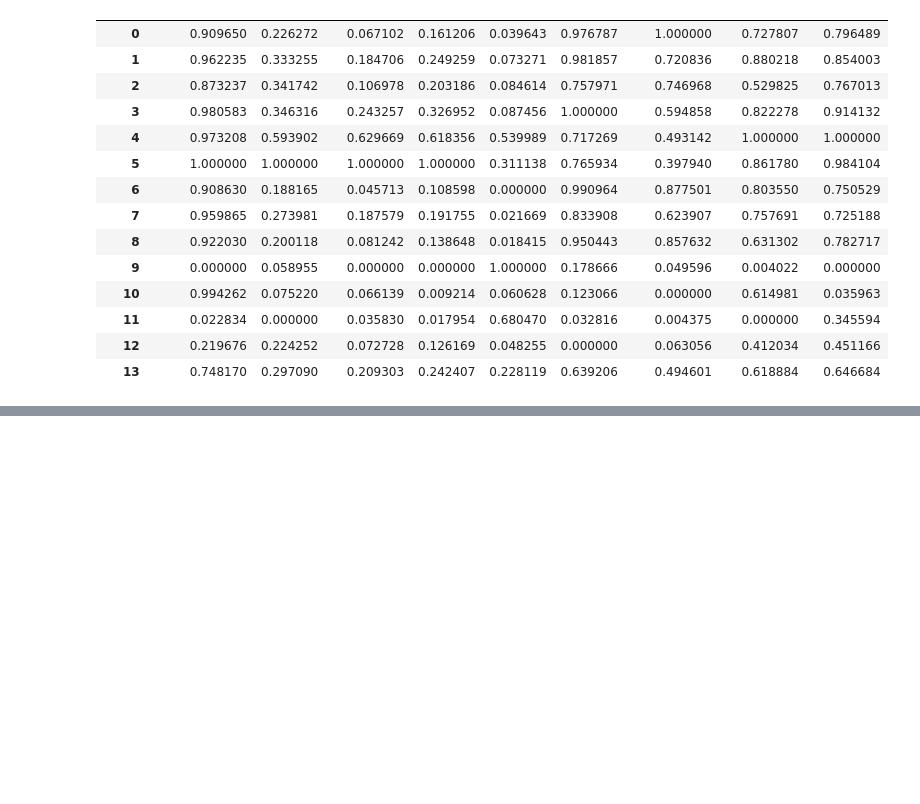
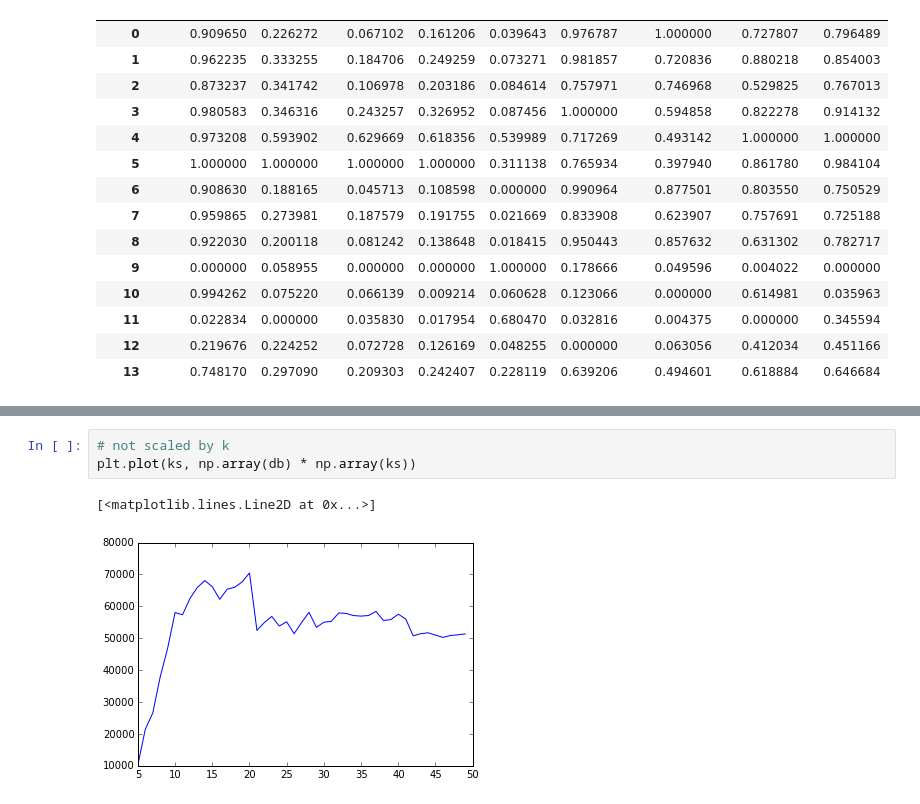
Before and after one commit to crupley/hoodie-development, a Jupyter notebook: explore/evaluate cuts.ipynb, the cells around one changed output, grey strips where cells are left out. Saved outputs shown, nothing was run; the diff lists cells and outputs as text; blank space fills up the shorter version.

```diff
--- a/explore/evaluate cuts.ipynb
+++ b/explore/evaluate cuts.ipynb
@@ -641,0 +783,6 @@ dfbp
+# %%
+# not scaled by k
+plt.plot(ks, np.array(db) * np.array(ks))
+# %% [output]
+[<matplotlib.lines.Line2D at 0x...>]
+[figure, added]
```
Also changed, not shown: parts of 21 cells of this notebook, 5 other files.
